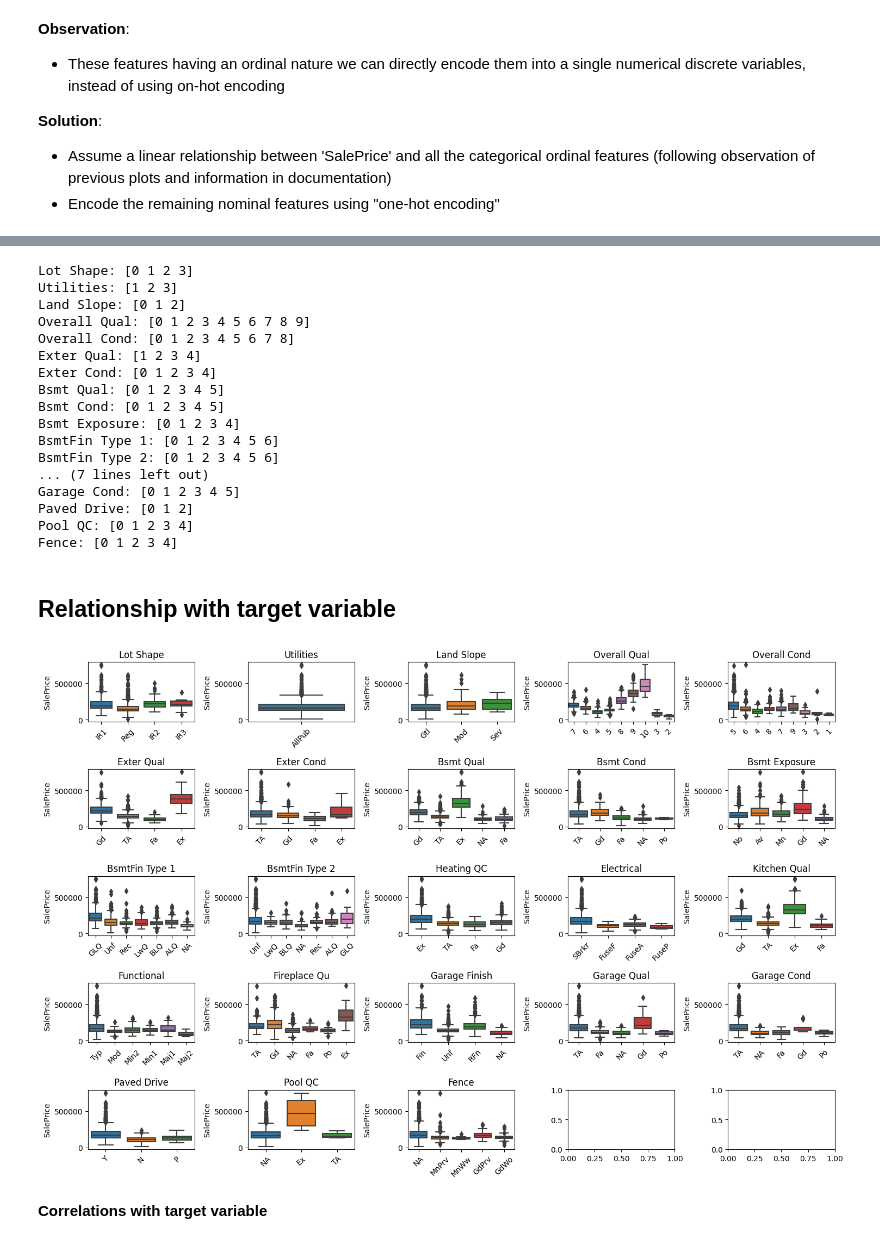
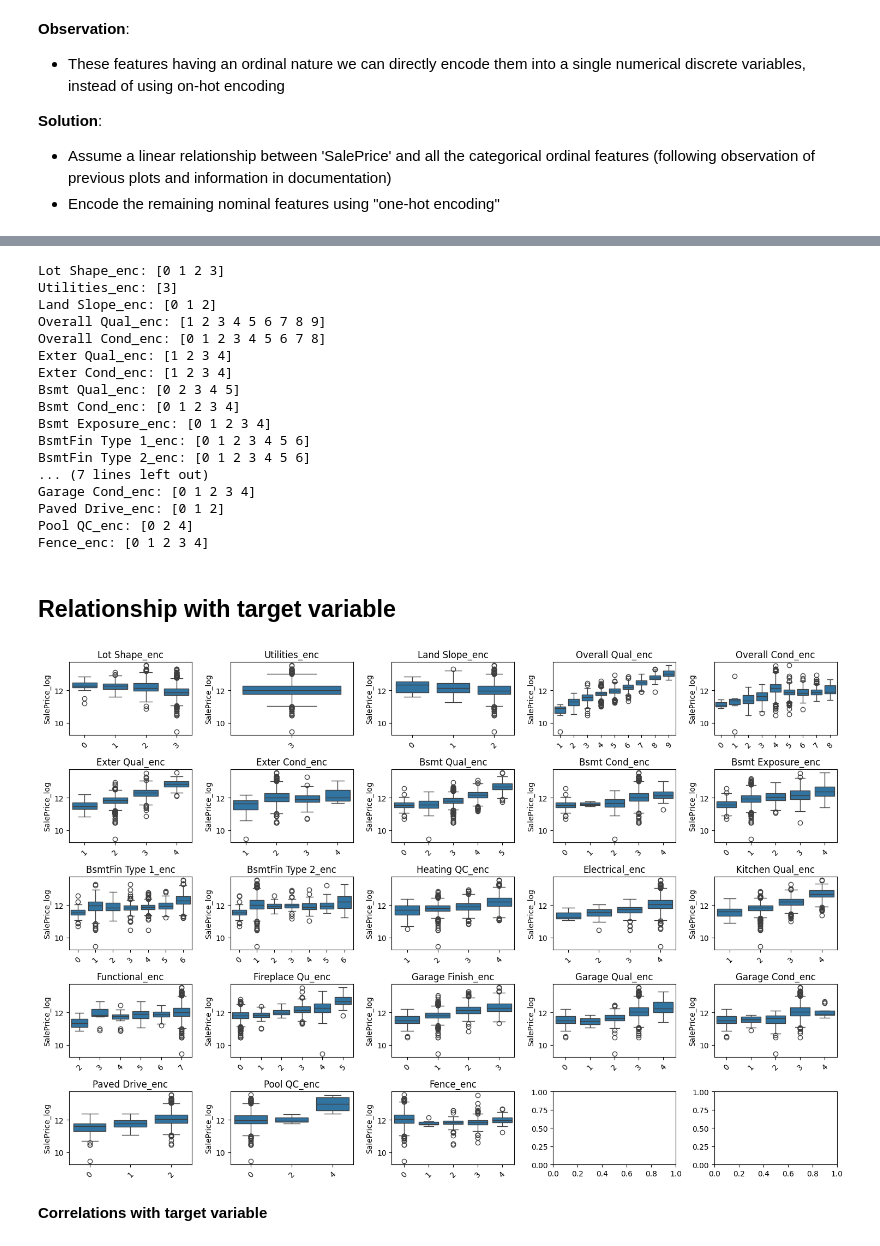
Before and after one commit to miguelfaf10/epfl_extension_school, a Jupyter notebook: 3_machine-learning-I_project/house-prices/house-prices-solution.ipynb, the cells around one changed output, grey strips where cells are left out. Cells and saved outputs as stored; diff of their text form; code cells hidden in the pictures.

```diff
--- a/3_machine-learning-I_project/house-prices/house-prices-solution.ipynb
+++ b/3_machine-learning-I_project/house-prices/house-prices-solution.ipynb
@@ -139,6 +139,8 @@ __Observation__:
 __Solution__:
 - By applying a log transformation (shown in right-hand side plot), the new distribution more closely resembles a normal distributione
 - We'll use the log transformed target variable for our model fitting
+# %%
+df['SalePrice_log'] = saleprice_log
 # %% [markdown]
 ## Nominal Features
 # %%
@@ -278,7 +280,7 @@ fig, axs = plt.subplots(n_rows, n_cols, figsize=(18, 12))
 
 for i, col in enumerate(nominal_features):
     r, c = np.divmod(i, n_cols)
-    sns.boxplot(x=col, y='SalePrice', data=df, ax=axs[r, c])
+    sns.boxplot(x=col, y='SalePrice_log', data=df, ax=axs[r, c])
     #axs[r, c].set_yscale('log')
     axs[r, c].set_title(col, y=1.0)
     axs[r, c].set_xlabel('')
@@ -500,57 +523,57 @@ encoding_order = {
 # %%
-df_encoded = pd.DataFrame()
-df_encoded['SalePrice'] = df['SalePrice']
-
 # Create an empty DataFrame to store the encoded columns
 for feature, order in encoding_order.items():
     # convert feature to category with specified order
-    df_encoded[feature] = pd.Categorical(df[feature], categories=order, ordered=True)
+    df[feature] = pd.Categorical(df[feature], categories=order, ordered=True)
 
-    # replace categories with numerical codes
-    df_encoded[feature] = df_encoded[feature].cat.codes
+    # replace categories with numerical encoded ones, and drop orginal
+    df[feature+'_enc'] = df[feature].cat.codes
+    df.drop(feature, axis=1)
+
+ordinal_features = [feature+'_enc' for feature in ordinal_features]
 # %%
 # check if the features have been encoded correctly for all existing categories
 for feature in ordinal_features:
-    print(f'{feature}: {np.sort(df_encoded[feature].unique())}')
+    print(f'{feature}: {np.sort(df[feature].unique())}')
 # %% [output]
-Lot Shape: [0 1 2 3]
-Utilities: [1 2 3]
-Land Slope: [0 1 2]
-Overall Qual: [0 1 2 3 4 5 6 7 8 9]
-Overall Cond: [0 1 2 3 4 5 6 7 8]
-Exter Qual: [1 2 3 4]
-Exter Cond: [0 1 2 3 4]
-Bsmt Qual: [0 1 2 3 4 5]
-Bsmt Cond: [0 1 2 3 4 5]
-Bsmt Exposure: [0 1 2 3 4]
-BsmtFin Type 1: [0 1 2 3 4 5 6]
-BsmtFin Type 2: [0 1 2 3 4 5 6]
+Lot Shape_enc: [0 1 2 3]
+Utilities_enc: [3]
+Land Slope_enc: [0 1 2]
+Overall Qual_enc: [1 2 3 4 5 6 7 8 9]
+Overall Cond_enc: [0 1 2 3 4 5 6 7 8]
+Exter Qual_enc: [1 2 3 4]
+Exter Cond_enc: [1 2 3 4]
+Bsmt Qual_enc: [0 2 3 4 5]
+Bsmt Cond_enc: [0 1 2 3 4]
+Bsmt Exposure_enc: [0 1 2 3 4]
+BsmtFin Type 1_enc: [0 1 2 3 4 5 6]
+BsmtFin Type 2_enc: [0 1 2 3 4 5 6]
 ... (7 lines left out)
-Garage Cond: [0 1 2 3 4 5]
-Paved Drive: [0 1 2]
-Pool QC: [0 1 2 3 4]
-Fence: [0 1 2 3 4]
+Garage Cond_enc: [0 1 2 3 4]
+Paved Drive_enc: [0 1 2]
+Pool QC_enc: [0 2 4]
+Fence_enc: [0 1 2 3 4]
 # %% [markdown]
 ## Relationship with target variable
 # %%
 n_cols = 5
 n_rows = 5
 
 fig, axs = plt.subplots(n_rows, n_cols, figsize=(15, 10))
 
 for i, col in enumerate(ordinal_features):
     r, c = np.divmod(i, n_cols)
-    sns.boxplot(x=col, y='SalePrice', data=df, ax=axs[r, c])
+    sns.boxplot(x=col, y='SalePrice_log', data=df, ax=axs[r, c])
     #axs[r, c].set_yscale('log')
     axs[r, c].set_title(col, y=1.0)
     axs[r, c].set_xlabel('')
     for label in axs[r, c].get_xticklabels():
         label.set_rotation(45)  # Rotate x-axis labels
 
 plt.tight_layout()
 plt.show()
 # %% [output]
-[figure, old version]
+[figure, new version]
 # %% [markdown]
 __Correlations with target variable__
 # %%
```
Also changed, not shown: parts of 8 cells of this notebook.
